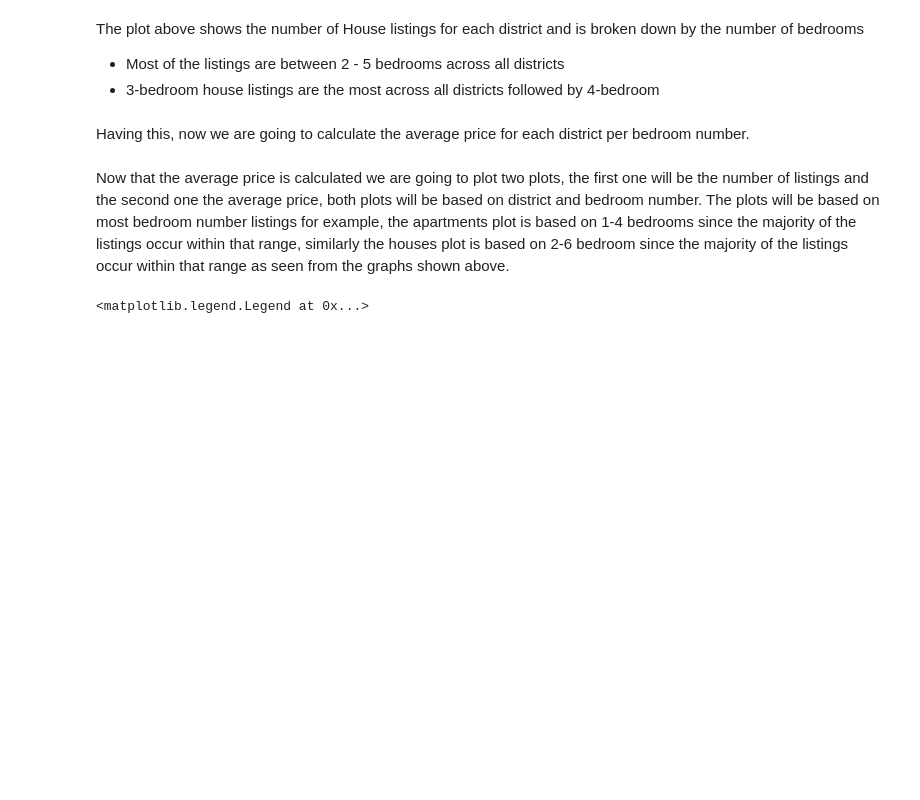
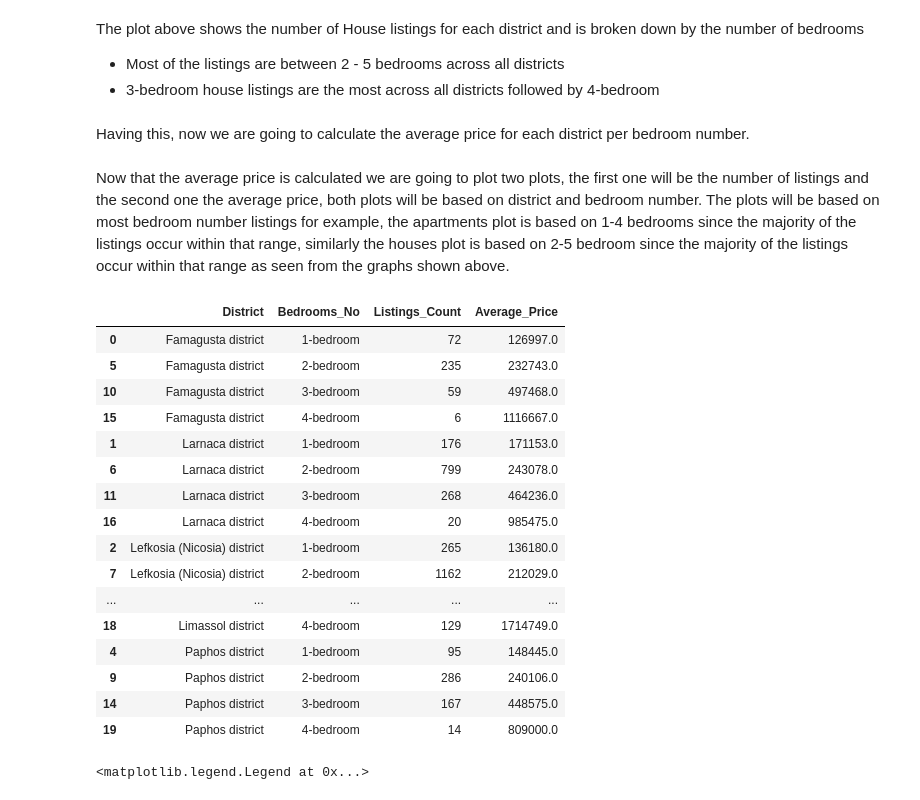
Before and after one commit to spyrou-andre/Data-Analyst-Portfolio, a Jupyter notebook: Housing-Prices/Jupyter_Notebook_Code.ipynb, the cells around one changed output. Saved outputs shown, nothing was run; the diff lists cells and outputs as text; code cells hidden in the pictures; blank space fills up the shorter version.

```diff
--- a/Housing-Prices/Jupyter_Notebook_Code.ipynb
+++ b/Housing-Prices/Jupyter_Notebook_Code.ipynb
@@ -465,5 +467,29 @@ District_Listings = District_Listings.merge(Average_Price,on=['District','Bedroo
 #--------------------------------------------------------------------------------------------------------
 District_Listings_H = District_Listings_H.merge(Average_Price_H,on=['District','Bedrooms_No'],how='inner')
 # %% [markdown]
-Now that the average price is calculated we are going to plot two plots, the first one will be the number of listings and the second one the average price, both plots will be based on district and bedroom number. The plots will be based on most bedroom number listings for example, the apartments plot is based on 1-4 bedrooms since the majority of the listings occur within that range, similarly the houses plot is based on 2-6 bedroom since the majority of the listings occur within that range as seen from the graphs shown above.
+Now that the average price is calculated we are going to plot two plots, the first one will be the number of listings and the second one the average price, both plots will be based on district and bedroom number. The plots will be based on most bedroom number listings for example, the apartments plot is based on 1-4 bedrooms since the majority of the listings occur within that range, similarly the houses plot is based on 2-5 bedroom since the majority of the listings occur within that range as seen from the graphs shown above.
+# %%
+#Apartments
+
+#Creating a dataset that is based for 1-4 bedrooms
+One_To_Four_Beds = District_Listings.loc[(District_Listings.Bedrooms_No == '1-bedroom') | (District_Listings.Bedrooms_No == '2-bedroom') | (District_Listings.Bedrooms_No == '3-bedroom') | (District_Listings.Bedrooms_No == '4-bedroom')].sort_values(["Bedrooms_No"],ascending=[True])
+One_To_Four_Beds.sort_values(["District",'Bedrooms_No'],ascending=[True,True])
+# %% [output]
+|  | District | Bedrooms_No | Listings_Count | Average_Price |
+| 0 | Famagusta district | 1-bedroom | 72 | 126997.0 |
+| 5 | Famagusta district | 2-bedroom | 235 | 232743.0 |
+| 10 | Famagusta district | 3-bedroom | 59 | 497468.0 |
+| 15 | Famagusta district | 4-bedroom | 6 | 1116667.0 |
+| 1 | Larnaca district | 1-bedroom | 176 | 171153.0 |
+| 6 | Larnaca district | 2-bedroom | 799 | 243078.0 |
+| 11 | Larnaca district | 3-bedroom | 268 | 464236.0 |
+| 16 | Larnaca district | 4-bedroom | 20 | 985475.0 |
+| 2 | Lefkosia (Nicosia) district | 1-bedroom | 265 | 136180.0 |
+| 7 | Lefkosia (Nicosia) district | 2-bedroom | 1162 | 212029.0 |
+| ... | ... | ... | ... | ... |
+| 18 | Limassol district | 4-bedroom | 129 | 1714749.0 |
+| 4 | Paphos district | 1-bedroom | 95 | 148445.0 |
+| 9 | Paphos district | 2-bedroom | 286 | 240106.0 |
+| 14 | Paphos district | 3-bedroom | 167 | 448575.0 |
+| 19 | Paphos district | 4-bedroom | 14 | 809000.0 |
 # %%
```
Also changed, not shown: parts of 15 cells of this notebook.
